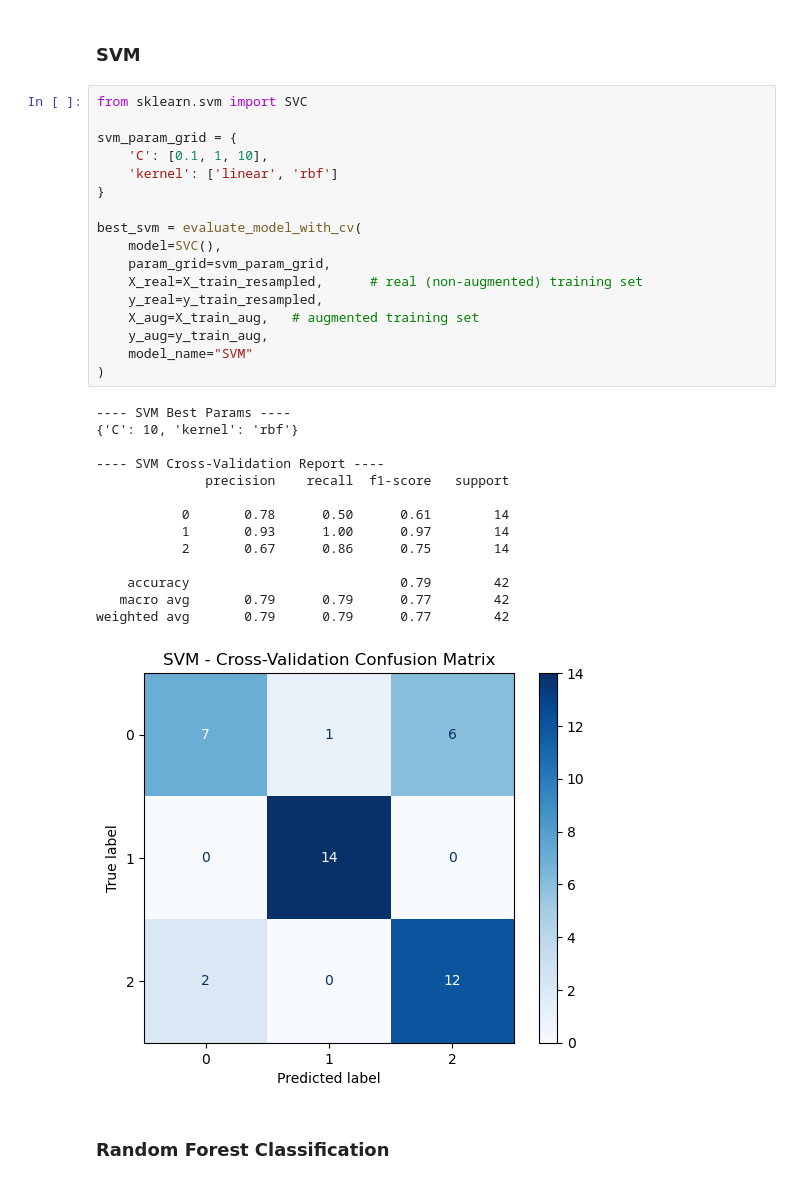
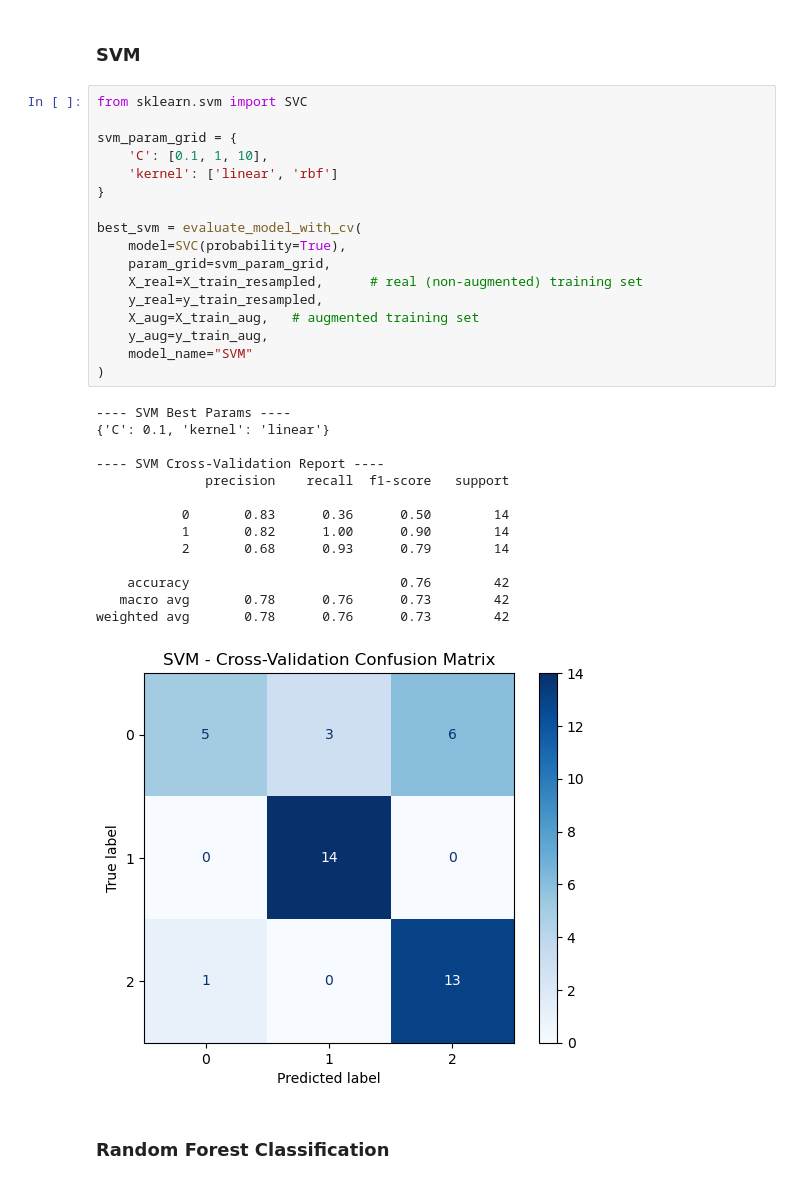
Before and after one commit to Hrishikesh-Mhaiskar/iAddictDetect, a Jupyter notebook: Internet_Addiction_predictor.ipynb, the cells around one changed output. Cells and saved outputs as stored; diff of their text form.

```diff
--- a/Internet_Addiction_predictor.ipynb
+++ b/Internet_Addiction_predictor.ipynb
@@ -157,35 +181,35 @@ def evaluate_model(y_true, y_pred, model_name):
 # %%
 from sklearn.svm import SVC
 
 svm_param_grid = {
     'C': [0.1, 1, 10],
     'kernel': ['linear', 'rbf']
 }
 
 best_svm = evaluate_model_with_cv(
-    model=SVC(),
+    model=SVC(probability=True),
     param_grid=svm_param_grid,
     X_real=X_train_resampled,      # real (non-augmented) training set
     y_real=y_train_resampled,
     X_aug=X_train_aug,   # augmented training set
     y_aug=y_train_aug,
     model_name="SVM"
 )
 # %% [output]
 ---- SVM Best Params ----
-{'C': 10, 'kernel': 'rbf'}
+{'C': 0.1, 'kernel': 'linear'}
 
 ---- SVM Cross-Validation Report ----
               precision    recall  f1-score   support
 
-           0       0.78      0.50      0.61        14
-           1       0.93      1.00      0.97        14
-           2       0.67      0.86      0.75        14
+           0       0.83      0.36      0.50        14
+           1       0.82      1.00      0.90        14
+           2       0.68      0.93      0.79        14
 
-    accuracy                           0.79        42
-   macro avg       0.79      0.79      0.77        42
-weighted avg       0.79      0.79      0.77        42
+    accuracy                           0.76        42
+   macro avg       0.78      0.76      0.73        42
+weighted avg       0.78      0.76      0.73        42
-[figure, old version]
+[figure, new version]
 # %% [markdown]
 ### Random Forest Classification
 # %%
```
Also changed, not shown: parts of 8 cells of this notebook, 3 other files.
